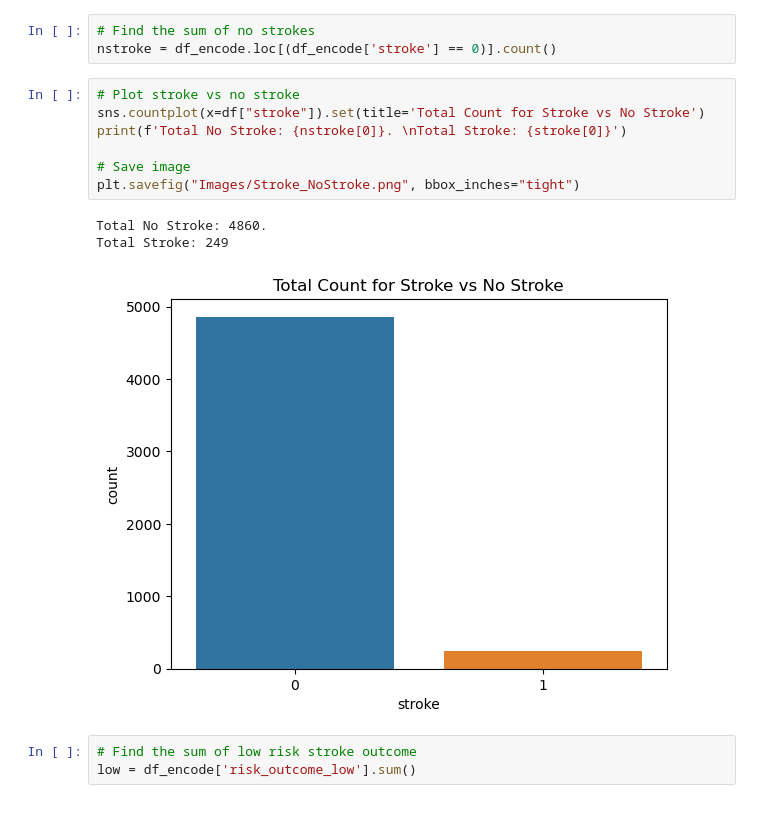
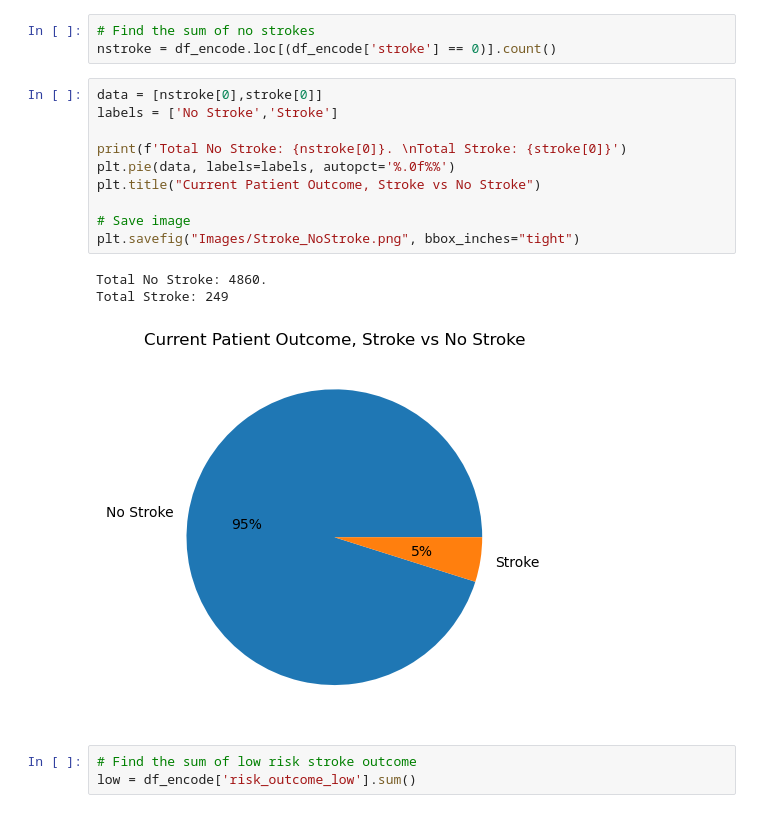
Before and after one commit to fiyang89/proj4-team6, a Jupyter notebook: Final_Visualizations.ipynb, the cells around one changed output. Drawn from its saved outputs; the diff is of its cells as text.

```diff
--- a/Final_Visualizations.ipynb
+++ b/Final_Visualizations.ipynb
@@ -180,17 +180,20 @@ stroke = df_encode.loc[(df_encode['stroke'] == 1)].count()
 # %%
 # Find the sum of no strokes
 nstroke = df_encode.loc[(df_encode['stroke'] == 0)].count()
-# %%
-# Plot stroke vs no stroke
-sns.countplot(x=df["stroke"]).set(title='Total Count for Stroke vs No Stroke')
-print(f'Total No Stroke: {nstroke[0]}. \nTotal Stroke: {stroke[0]}')
-
-# Save image
-plt.savefig("Images/Stroke_NoStroke.png", bbox_inches="tight")
-# %% [output]
-Total No Stroke: 4860.
-Total Stroke: 249
-[figure, removed]
+# %%
+data = [nstroke[0],stroke[0]]
+labels = ['No Stroke','Stroke']
+
+print(f'Total No Stroke: {nstroke[0]}. \nTotal Stroke: {stroke[0]}')
+plt.pie(data, labels=labels, autopct='%.0f%%')
+plt.title("Current Patient Outcome, Stroke vs No Stroke")
+
+# Save image
+plt.savefig("Images/Stroke_NoStroke.png", bbox_inches="tight")
+# %% [output]
+Total No Stroke: 4860.
+Total Stroke: 249
+[figure, added]
 # %%
 # Find the sum of low risk stroke outcome
 low = df_encode['risk_outcome_low'].sum()
```
Also changed, not shown: parts of 1 cell of this notebook, 2 other files.
